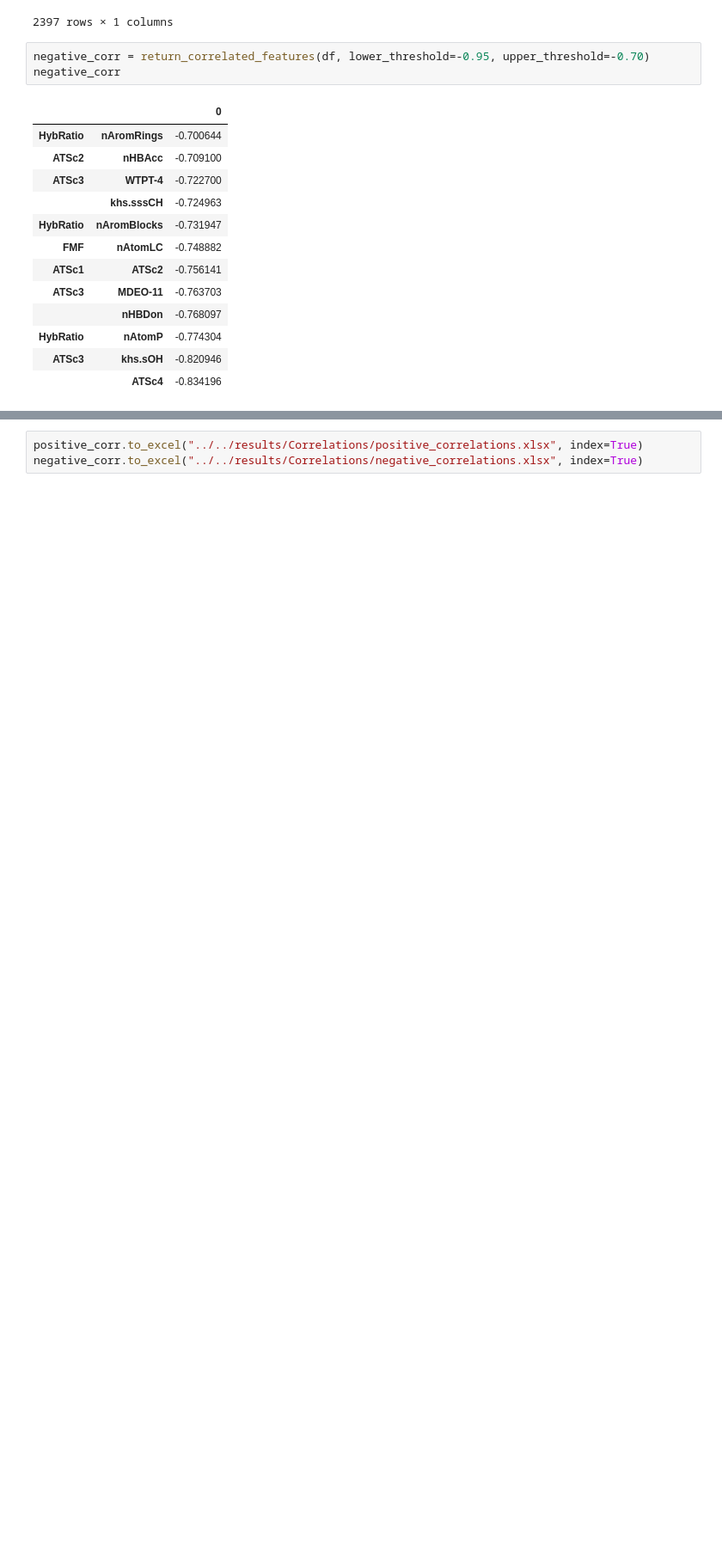
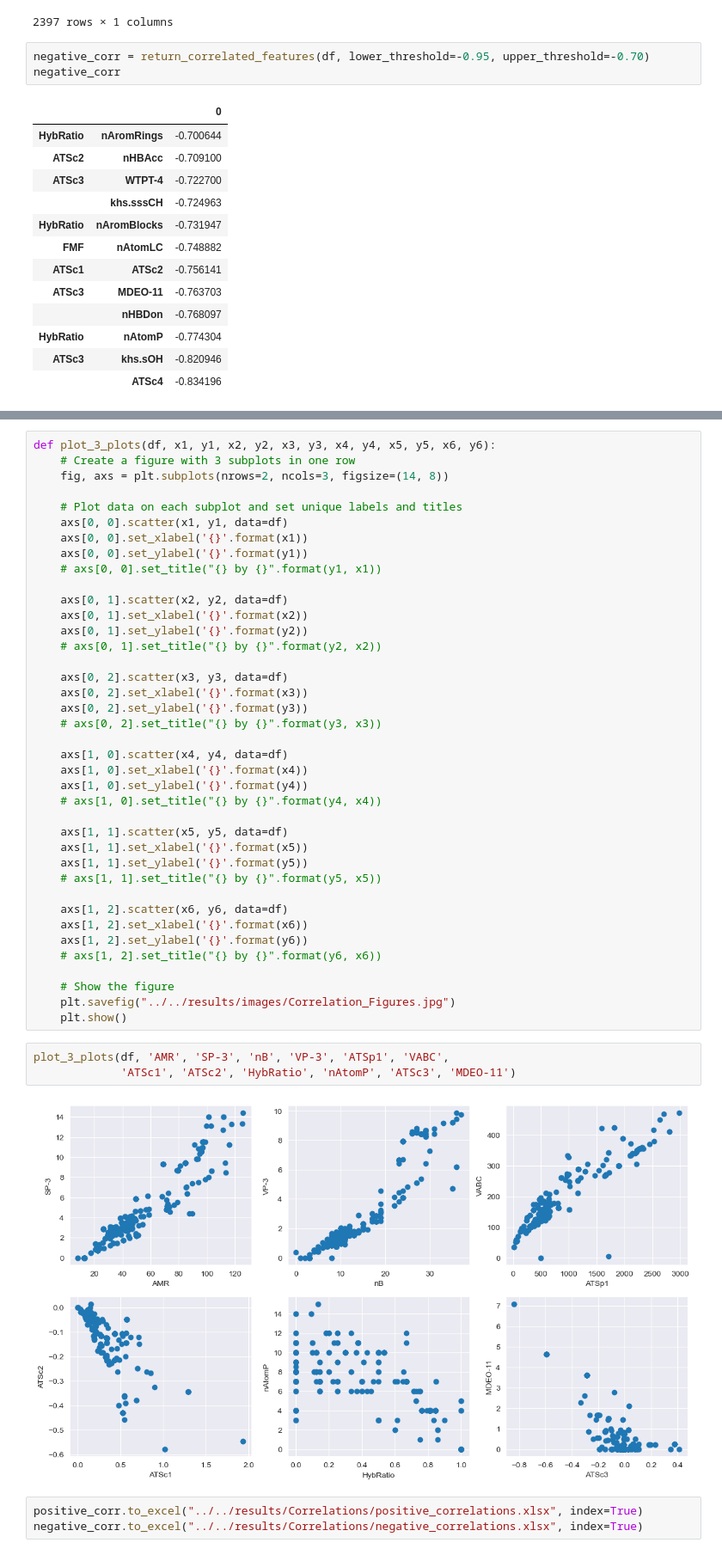
Before and after one commit to AhmadHammad21/Skin-Permeation, a Jupyter notebook: notebooks/trials/Descriptive Analysis.ipynb, the cells around one changed output, grey strips where cells are left out. Shown at 86% size. Drawn from its saved outputs; the diff is of its cells as text; blank space fills up the shorter version.

Commit message:
fixed figures

```diff
--- a/notebooks/trials/Descriptive Analysis.ipynb
+++ b/notebooks/trials/Descriptive Analysis.ipynb
@@ -199,3 +191,47 @@ plt.show()
+# %%
+def plot_3_plots(df, x1, y1, x2, y2, x3, y3, x4, y4, x5, y5, x6, y6):
+    # Create a figure with 3 subplots in one row
+    fig, axs = plt.subplots(nrows=2, ncols=3, figsize=(14, 8))
+
+    # Plot data on each subplot and set unique labels and titles
+    axs[0, 0].scatter(x1, y1, data=df)
+    axs[0, 0].set_xlabel('{}'.format(x1))
+    axs[0, 0].set_ylabel('{}'.format(y1))
+    # axs[0, 0].set_title("{} by {}".format(y1, x1))
+
+    axs[0, 1].scatter(x2, y2, data=df)
+    axs[0, 1].set_xlabel('{}'.format(x2))
+    axs[0, 1].set_ylabel('{}'.format(y2))
+    # axs[0, 1].set_title("{} by {}".format(y2, x2))
+
+    axs[0, 2].scatter(x3, y3, data=df)
+    axs[0, 2].set_xlabel('{}'.format(x3))
+    axs[0, 2].set_ylabel('{}'.format(y3))
+    # axs[0, 2].set_title("{} by {}".format(y3, x3))
+
+    axs[1, 0].scatter(x4, y4, data=df)
+    axs[1, 0].set_xlabel('{}'.format(x4))
+    axs[1, 0].set_ylabel('{}'.format(y4))
+    # axs[1, 0].set_title("{} by {}".format(y4, x4))
+
+    axs[1, 1].scatter(x5, y5, data=df)
+    axs[1, 1].set_xlabel('{}'.format(x5))
+    axs[1, 1].set_ylabel('{}'.format(y5))
+    # axs[1, 1].set_title("{} by {}".format(y5, x5))
+
+    axs[1, 2].scatter(x6, y6, data=df)
+    axs[1, 2].set_xlabel('{}'.format(x6))
+    axs[1, 2].set_ylabel('{}'.format(y6))
+    # axs[1, 2].set_title("{} by {}".format(y6, x6))
+
+    # Show the figure
+    plt.savefig("../../results/images/Correlation_Figures.jpg")
+    plt.show()
+# %%
+plot_3_plots(df, 'AMR', 'SP-3', 'nB', 'VP-3', 'ATSp1', 'VABC',
+             'ATSc1', 'ATSc2', 'HybRatio', 'nAtomP', 'ATSc3', 'MDEO-11')
+# %% [output]
+[figure, added]
 # %%
 positive_corr.to_excel("../../results/Correlations/positive_correlations.xlsx", index=True)
 negative_corr.to_excel("../../results/Correlations/negative_correlations.xlsx", index=True)
```
Also changed, not shown: parts of 6 cells of this notebook, 2 other files.
